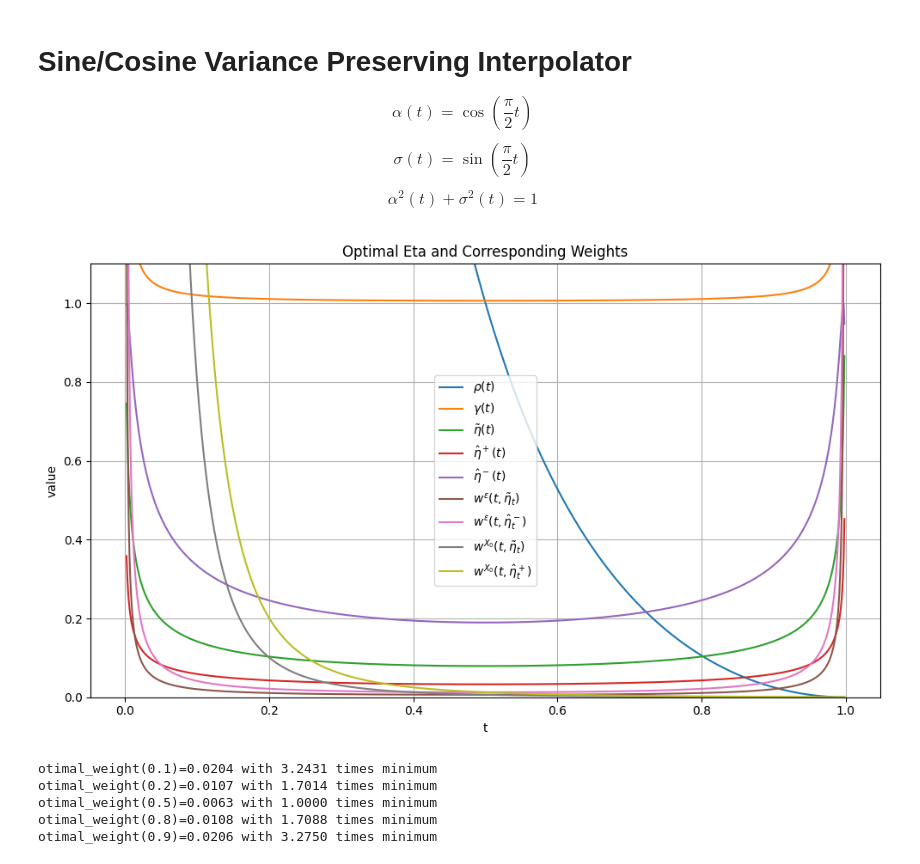
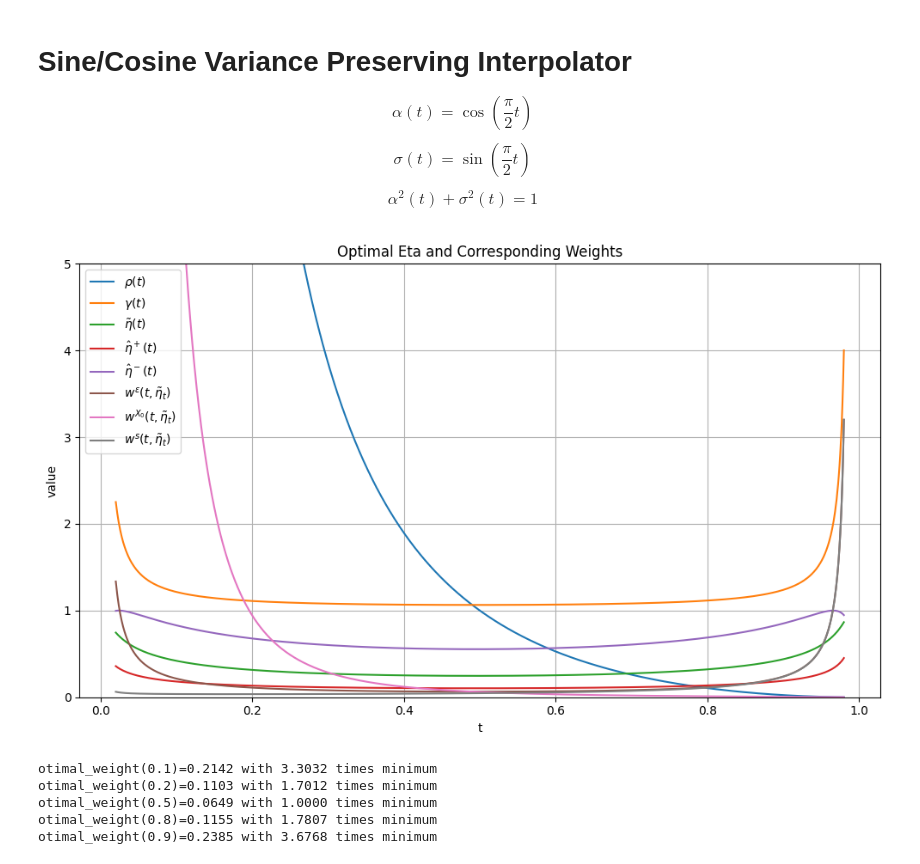
Before and after one commit to SzymonNowakowski/diffusions, a Jupyter notebook: weight_charts.ipynb, the cells around one changed output. Cells and saved outputs as stored; diff of their text form; code cells hidden in the pictures.

```diff
--- a/weight_charts.ipynb
+++ b/weight_charts.ipynb
@@ -16,7 +16,7 @@ $$
 
 **Legend:** $\tilde\eta$ is the weight minimzer, while $\hat\eta^\pm$ are the two etas for which the weights are exactly twice the optimum. Note that both $w^\epsilon$ and $w^{X_0}$ have the same eta minimizer and twice-the-weight point.
 # %%
-T = 1000
+T = 100
 next_ind = lambda t: t+1/T
 prev_ind = lambda t: t-1/T
 alpha = lambda t: 1 - t
@@ -41,7 +41,7 @@ eta_twice_minus = lambda t: np.sqrt(1 - (
 
 
 # Evaluation range
-ts = np.linspace(0.002, 0.998, 1000)
+ts = np.linspace(0.02, 0.98, 1000)
 
 # Plot
 plt.figure(figsize=(10, 6))
@@ -89,7 +89,7 @@ $$
 \alpha^2(t) + \sigma^2(t) = 1
 $$
 # %%
-T = 1000
+T = 100
 next_ind = lambda t: t+1/T
 prev_ind = lambda t: t-1/T
 alpha = lambda t: np.cos(t * np.pi / 2)
@@ -103,47 +103,47 @@ weight_optim = lambda t: gamma(t) - 1
 weight_epsilon = lambda t, eta: rho(t)/eta**2 * (1/rho(t)**0.5 * (1-eta**2)**0.5- 1/rho(next_ind(t))**0.5 )**2
 
 weight_X0 = lambda t, eta: weight_epsilon(t, eta) * rho(next_ind(t))
+weight_s = lambda t, eta: weight_epsilon(t, eta) * sigma(next_ind(t))
 
 eta_twice_plus = lambda t: np.sqrt(1 - (
     (np.sqrt(gamma(t)) + np.sqrt(gamma(t) - (2 * gamma(t) - 1) * (2 - gamma(t)))) / (2 * gamma(t) - 1)
 )**2)
 eta_twice_minus = lambda t: np.sqrt(1 - (
     (np.sqrt(gamma(t)) - np.sqrt(gamma(t) - (2 * gamma(t) - 1) * (2 - gamma(t)))) / (2 * gamma(t) - 1)
 )**2)
 
 
 
 # Evaluation range
-ts = np.linspace(0.002, 0.998, 1000)
+ts = np.linspace(0.02, 0.98, 1000)
 
 # Plot
 plt.figure(figsize=(10, 6))
 plt.plot(ts, rho(ts), label=r'$\rho(t)$')
 plt.plot(ts, gamma(ts), label=r'$\gamma(t)$')
 plt.plot(ts, eta_optim(ts), label=r'$\tilde \eta (t)$')
 plt.plot(ts, eta_twice_plus(ts), label=r'$\hat \eta^+ (t)$')
 plt.plot(ts, eta_twice_minus(ts), label=r'$\hat \eta^- (t)$')
 #plt.plot(ts, weight_optim(ts), label=r'$w_{\text{optim}}(t)$')
 plt.plot(ts, weight_epsilon(ts, eta_optim(prev_ind(ts))), label=r'$w^\epsilon(t, \tilde \eta_{t})$')
-plt.plot(ts, weight_epsilon(ts, eta_twice_minus(prev_ind(ts))), label=r'$w^\epsilon(t, \hat \eta^-_{t})$')
 plt.plot(ts, weight_X0(ts, eta_optim(prev_ind(ts))), label=r'$w^{X_0}(t, \tilde \eta_{t})$')
-plt.plot(ts, weight_X0(ts, eta_twice_plus(prev_ind(ts))), label=r'$w^{X_0}(t, \hat \eta^+_{t})$')
+plt.plot(ts, weight_s(ts, eta_optim(prev_ind(ts))), label=r'$w^{s}(t, \tilde \eta_{t})$')
 plt.xlabel('t')
 plt.ylabel('value')
 plt.title('Optimal Eta and Corresponding Weights')
-plt.ylim(0, 1.1)  # restrict y-axis range
+plt.ylim(0, 5)  # restrict y-axis range
 plt.grid(True)
 plt.legend()
 plt.tight_layout()
 plt.show()
 # %% [output]
-[figure, old version]
+[figure, new version]
 # %%
 for t in [0.1, 0.2, 0.5, 0.8, 0.9]:
   print("otimal_weight(%.1f)=%.4f with %.4f times minimum" % (t, weight_optim(t), weight_optim(t)/weight_optim(0.5)))
 # %% [output]
-otimal_weight(0.1)=0.0204 with 3.2431 times minimum
-otimal_weight(0.2)=0.0107 with 1.7014 times minimum
-otimal_weight(0.5)=0.0063 with 1.0000 times minimum
-otimal_weight(0.8)=0.0108 with 1.7088 times minimum
-otimal_weight(0.9)=0.0206 with 3.2750 times minimum
+otimal_weight(0.1)=0.2142 with 3.3032 times minimum
+otimal_weight(0.2)=0.1103 with 1.7012 times minimum
+otimal_weight(0.5)=0.0649 with 1.0000 times minimum
+otimal_weight(0.8)=0.1155 with 1.7807 times minimum
+otimal_weight(0.9)=0.2385 with 3.6768 times minimum
```
Also changed, not shown: parts of 2 cells of this notebook.
